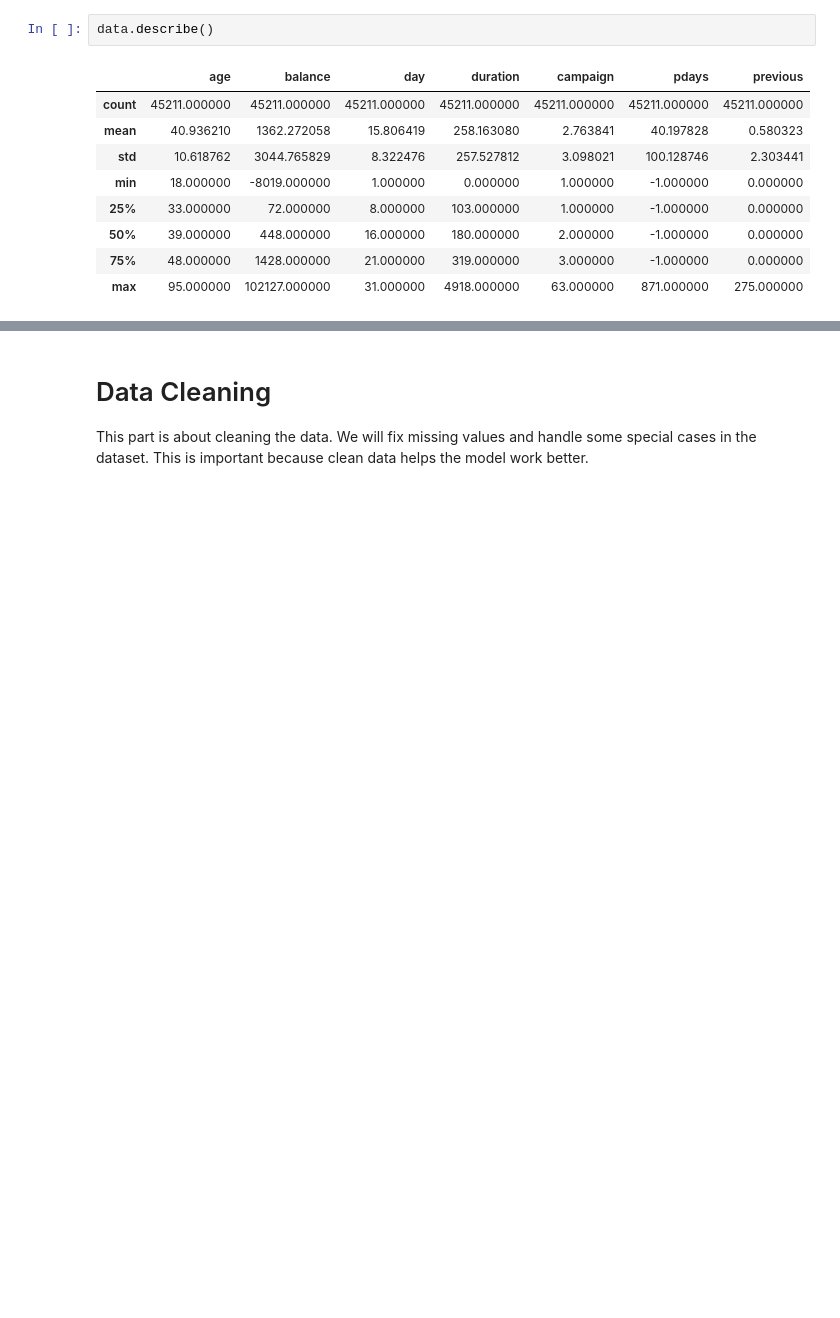
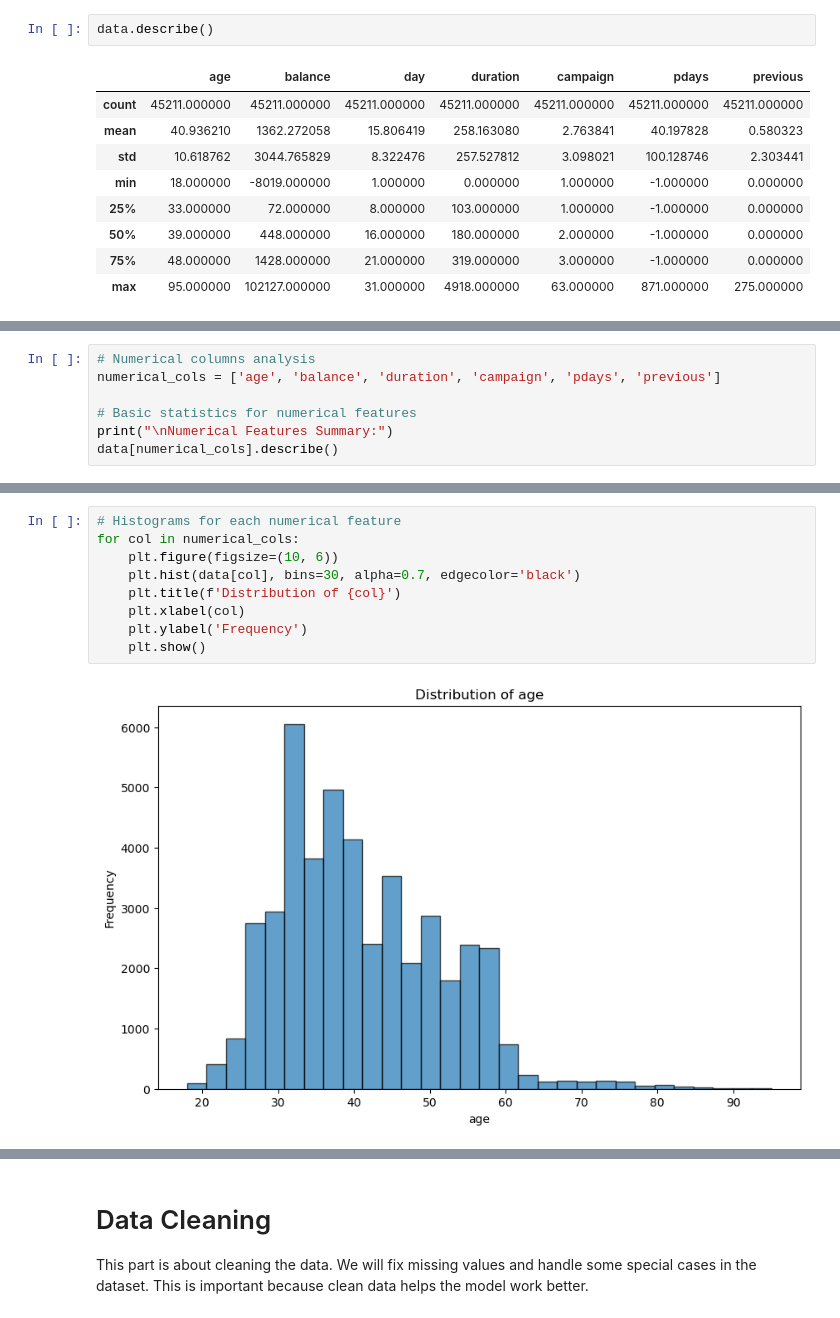
Before and after one commit to Dannie-1217/IAT461, a Jupyter notebook: IAT461_FinalProject.ipynb, the cells around one changed output, grey strips where cells are left out. Saved outputs shown, nothing was run; the diff lists cells and outputs as text; blank space fills up the shorter version.

```diff
--- a/IAT461_FinalProject.ipynb
+++ b/IAT461_FinalProject.ipynb
@@ -54,0 +92,7 @@ data.describe()
+# %%
+# Numerical columns analysis
+numerical_cols = ['age', 'balance', 'duration', 'campaign', 'pdays', 'previous']
+
+# Basic statistics for numerical features
+print("\nNumerical Features Summary:")
+data[numerical_cols].describe()
@@ -54,0 +110,11 @@ data.describe()
+# %%
+# Histograms for each numerical feature
+for col in numerical_cols:
+    plt.figure(figsize=(10, 6))
+    plt.hist(data[col], bins=30, alpha=0.7, edgecolor='black')
+    plt.title(f'Distribution of {col}')
+    plt.xlabel(col)
+    plt.ylabel('Frequency')
+    plt.show()
+# %% [output]
+[figure, added]
```
Also changed, not shown: parts of 30 cells of this notebook, 1 other file.
